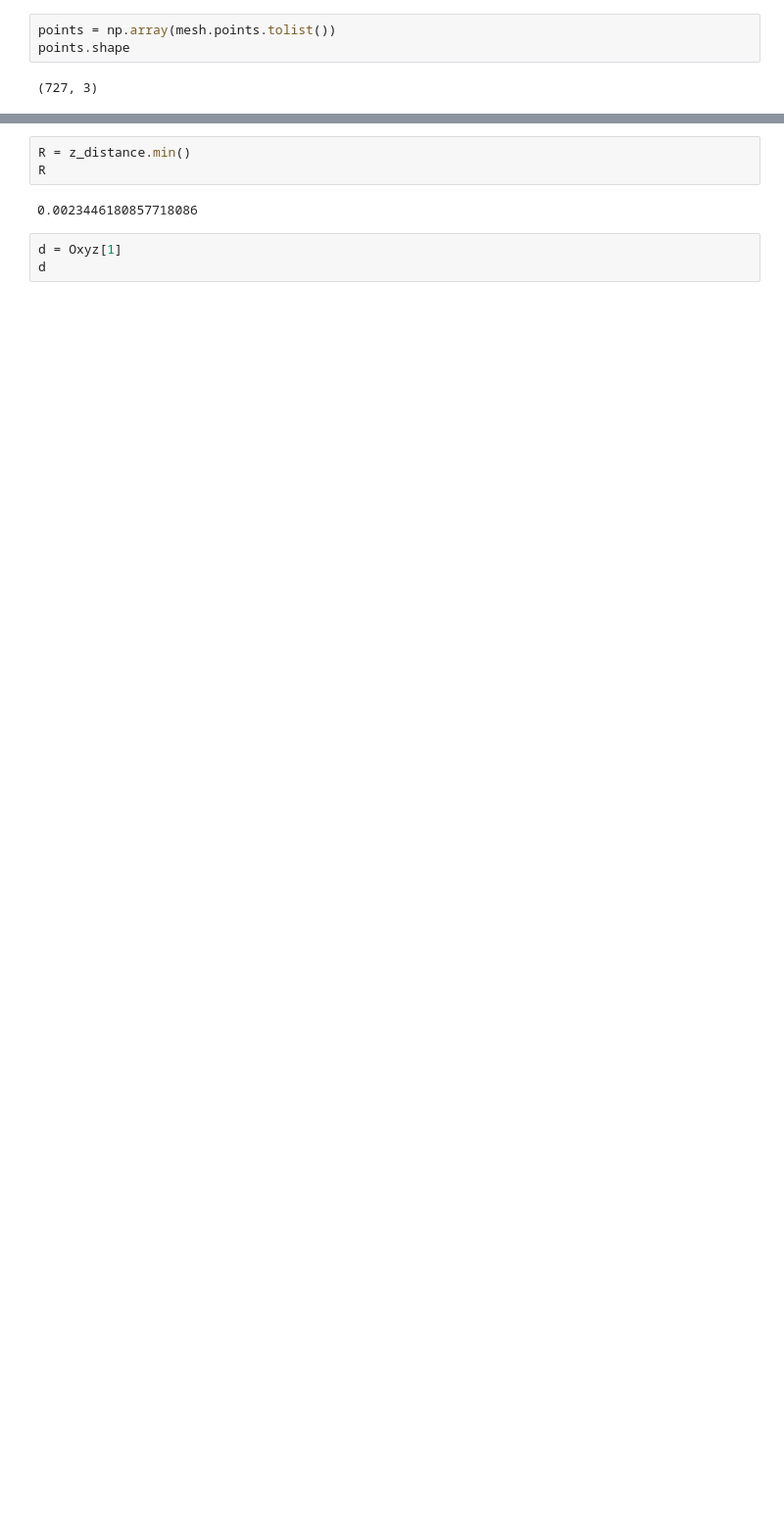
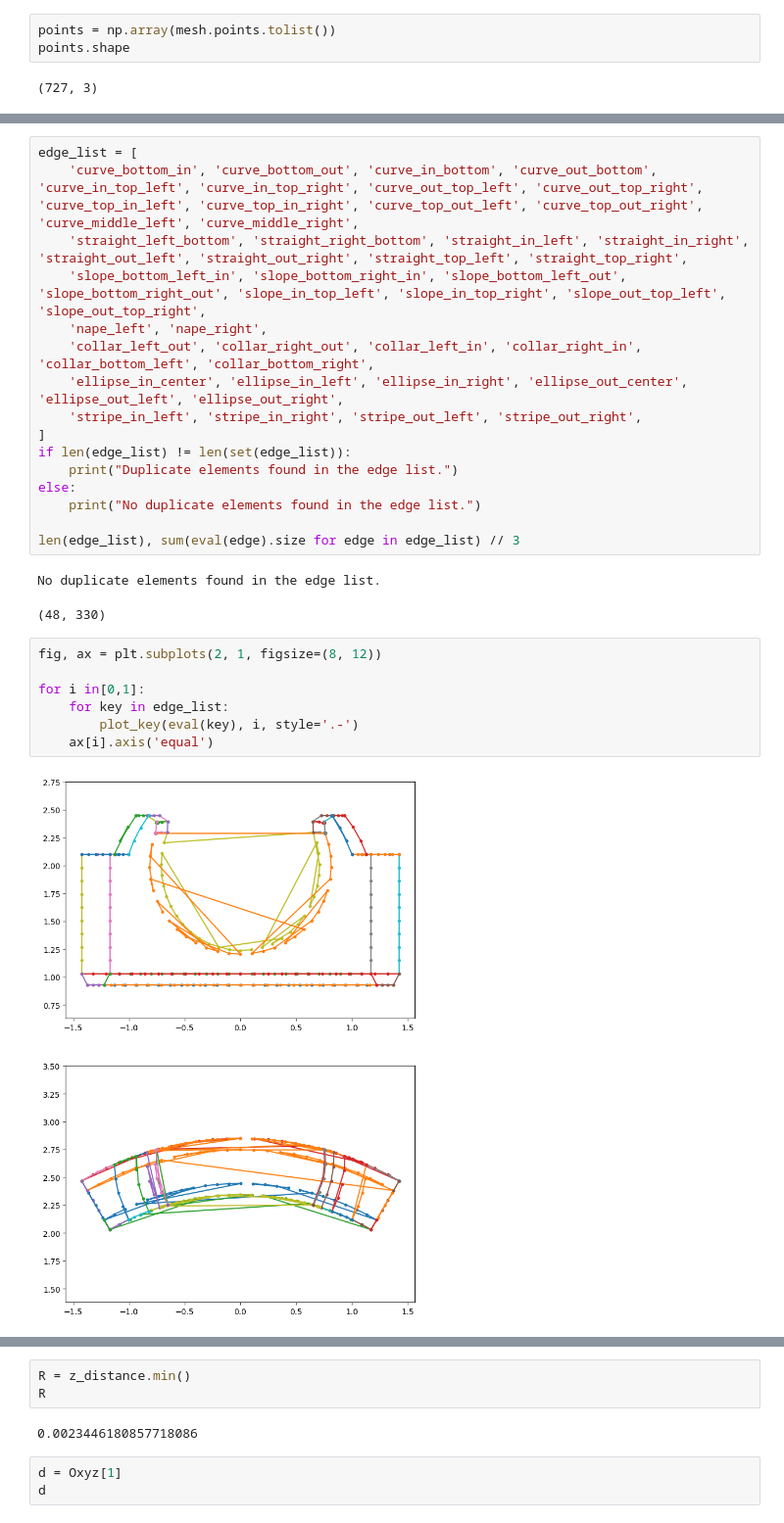
Before and after one commit to gyakusu/Mophing, a Jupyter notebook: python/BearingMakeList.ipynb, the cells around one changed output, grey strips where cells are left out. Shown: that part at 98% size. Saved outputs shown, nothing was run; the diff lists cells and outputs as text; blank space fills up the shorter version.

```diff
--- a/python/BearingMakeList.ipynb
+++ b/python/BearingMakeList.ipynb
@@ -175,0 +281,28 @@ plt.show()
+# %%
+edge_list = [
+    'curve_bottom_in', 'curve_bottom_out', 'curve_in_bottom', 'curve_out_bottom', 'curve_in_top_left', 'curve_in_top_right', 'curve_out_top_left', 'curve_out_top_right', 'curve_top_in_left', 'curve_top_in_right', 'curve_top_out_left', 'curve_top_out_right', 'curve_middle_left', 'curve_middle_right',
+    'straight_left_bottom', 'straight_right_bottom', 'straight_in_left', 'straight_in_right', 'straight_out_left', 'straight_out_right', 'straight_top_left', 'straight_top_right',
+    'slope_bottom_left_in', 'slope_bottom_right_in', 'slope_bottom_left_out', 'slope_bottom_right_out', 'slope_in_top_left', 'slope_in_top_right', 'slope_out_top_left', 'slope_out_top_right',
+    'nape_left', 'nape_right',
+    'collar_left_out', 'collar_right_out', 'collar_left_in', 'collar_right_in', 'collar_bottom_left', 'collar_bottom_right',
+    'ellipse_in_center', 'ellipse_in_left', 'ellipse_in_right', 'ellipse_out_center', 'ellipse_out_left', 'ellipse_out_right',
+    'stripe_in_left', 'stripe_in_right', 'stripe_out_left', 'stripe_out_right',
+]
+if len(edge_list) != len(set(edge_list)):
+    print("Duplicate elements found in the edge list.")
+else:
+    print("No duplicate elements found in the edge list.")
+
+len(edge_list), sum(eval(edge).size for edge in edge_list) // 3
+# %% [output]
+No duplicate elements found in the edge list.
+(48, 330)
+# %%
+fig, ax = plt.subplots(2, 1, figsize=(8, 12))
+
+for i in[0,1]:
+    for key in edge_list:
+        plot_key(eval(key), i, style='.-')
+    ax[i].axis('equal')
+# %% [output]
+[figure, added]
```
Also changed, not shown: parts of 83 cells of this notebook, 3 other files.
